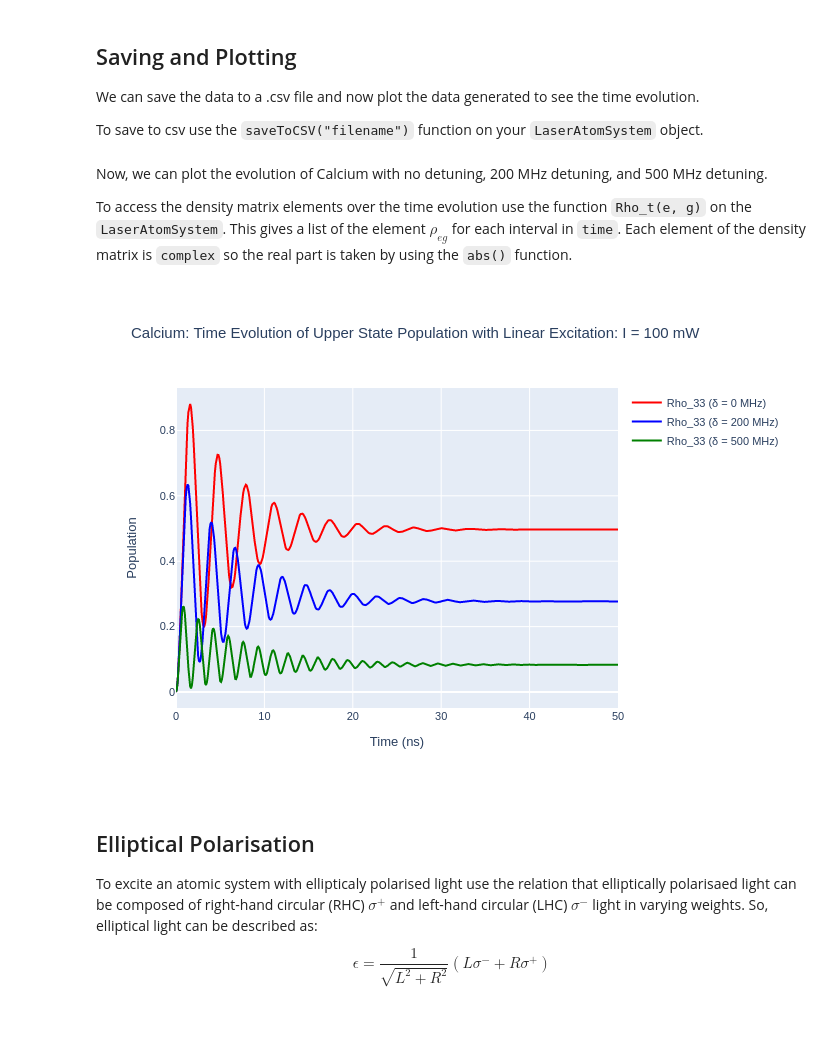
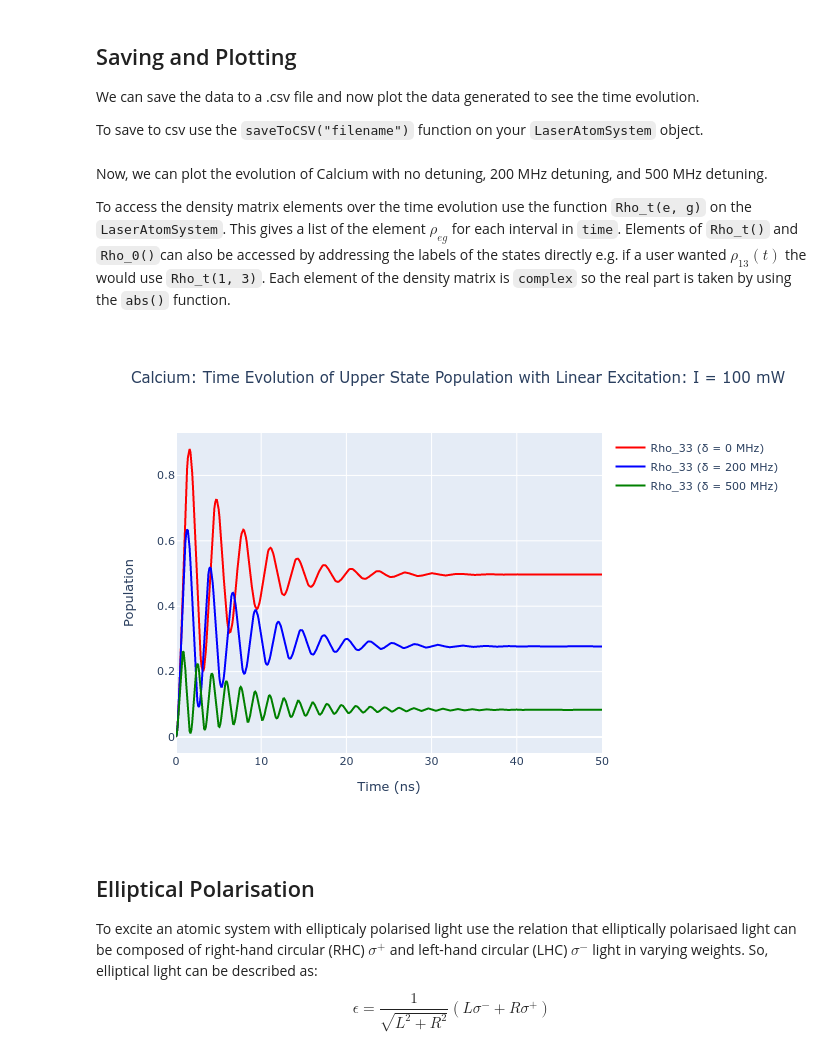
Before and after one commit to mvpmanish/LASED, a Jupyter notebook: docs/source/tutorials/Tutorial1-SimpleCalcium.ipynb, the cells around one changed output. Saved outputs shown, nothing was run; the diff lists cells and outputs as text; code cells hidden in the pictures; blank space fills up the shorter version.

Commit message:
Label-based indexing and changed LASED title

```diff
--- a/docs/source/tutorials/Tutorial1-SimpleCalcium.ipynb
+++ b/docs/source/tutorials/Tutorial1-SimpleCalcium.ipynb
@@ -129,11 +129,13 @@ calcium_system500MHzdetuned.saveToCSV("SavedData/SimpleCalcium500MHzDetuning.csv
 # %% [markdown]
 Now, we can plot the evolution of Calcium with no detuning, 200 MHz detuning, and 500 MHz detuning.
 
-To access the density matrix elements over the time evolution use the function `Rho_t(e, g)` on the `LaserAtomSystem`. This gives a list of the element $\rho_{eg}$ for each interval in `time`. Each element of the density matrix is `complex` so the real part is taken by using the `abs()` function.
+To access the density matrix elements over the time evolution use the function `Rho_t(e, g)` on the `LaserAtomSystem`. This gives a list of the element $\rho_{eg}$ for each interval in `time`. Elements of `Rho_t()` and `Rho_0()`can also be accessed by addressing the labels of the states directly e.g. if a user wanted $\rho_{13}(t)$ the would use `Rho_t(1, 3)`. Each element of the density matrix is `complex` so the real part is taken by using the `abs()` function.
 # %%
+# Using state-based indexing to get rho_33(t)
 rho_33 = [abs(rho) for rho in calcium_system.Rho_t(s3, s3)]
-rho_33_200MHzdetuned = [abs(rho) for rho in calcium_system200MHzdetuned.Rho_t(s3, s3)]
-rho_33_500MHzdetuned = [abs(rho) for rho in calcium_system500MHzdetuned.Rho_t(s3, s3)]
+# Using label-based indexing to get rho_33(t)
+rho_33_200MHzdetuned = [abs(rho) for rho in calcium_system200MHzdetuned.Rho_t(3, 3)]
+rho_33_500MHzdetuned = [abs(rho) for rho in calcium_system500MHzdetuned.Rho_t(3, 3)]
 
 fig_ca = go.Figure()
 fig_ca.add_trace(go.Scatter(x = time_ca,
@@ -143,34 +145,34 @@ fig_ca.add_trace(go.Scatter(x = time_ca,
                                     marker = dict(
                                 color = 'red',
                                 symbol = 'circle',
                             )))
 fig_ca.add_trace(go.Scatter(x = time_ca,
                                  y = rho_33_200MHzdetuned,
                                  mode = 'lines',
                                     name = "Rho_33 (δ = 200 MHz)",
                                     marker = dict(
                                 color = 'blue',
                                 symbol = 'circle',
                             )))
 fig_ca.add_trace(go.Scatter(x = time_ca,
                                  y = rho_33_500MHzdetuned,
                                  mode = 'lines',
                                     name = "Rho_33 (δ = 500 MHz)",
                                     marker = dict(
                                 color = 'green',
                                 symbol = 'circle',
                             )))
 
 fig_ca.update_layout(title = "Calcium: Time Evolution of Upper State Population with Linear Excitation: I = 100 mW",
                  xaxis_title = "Time (ns)",
                  yaxis_title = "Population",
                 font = dict(
                     size = 11))
 
 fig_ca.write_image("SavedPlots/tutorial1-ca.png")
 Image("SavedPlots/tutorial1-ca.png")
 # %% [output]
-[figure, old version]
+[figure, new version]
 # %% [markdown]
 ## Elliptical Polarisation
 
```
Also changed, not shown: 27 other files.
